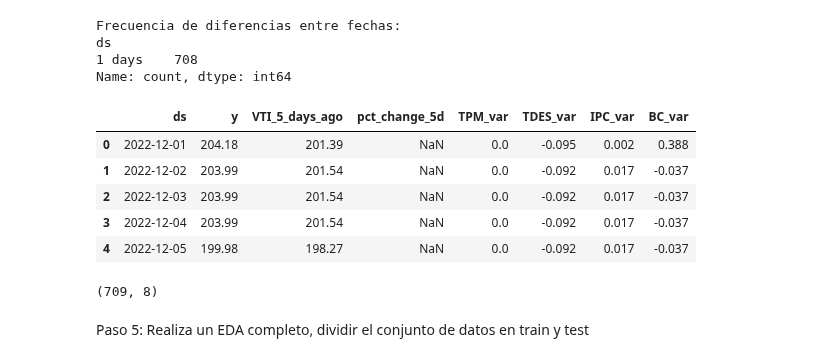
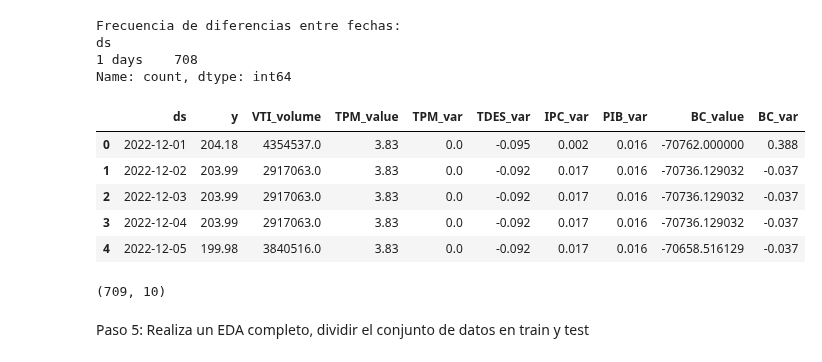
Before and after one commit to diegomacaya/proyecto_DataScience_DMS, a Jupyter notebook: src/Proyecto_Data_Science.ipynb, the cells around one changed output. Drawn from its saved outputs; the diff is of its cells as text; code cells hidden in the pictures.

```diff
--- a/src/Proyecto_Data_Science.ipynb
+++ b/src/Proyecto_Data_Science.ipynb
@@ -867,2 +951,23 @@ df_indicadores_D['ds'] = pd.to_datetime(df_indicadores_D['ds'])
+# %%
+df_vti_D = df_vti_D.reindex(pd.date_range(start=df_vti_D.index.min(), end=df_vti_D.index.max(), freq='D'))
+df_oro_D = df_oro_D.reindex(pd.date_range(start=df_oro_D.index.min(), end=df_oro_D.index.max(), freq='D'))
+df_btc_D = df_btc_D.reindex(pd.date_range(start=df_btc_D.index.min(), end=df_btc_D.index.max(), freq='D'))
+# %%
+df_vti_D.ffill(inplace=True)
+df_oro_D.ffill(inplace=True)
+df_btc_D.ffill(inplace=True)
+# %%
+df_vti_D.reset_index(inplace=True)
+df_vti_D.rename(columns={'index': 'ds'}, inplace=True)
+
+df_oro_D.reset_index(inplace=True)
+df_oro_D.rename(columns={'index': 'ds'}, inplace=True)
+
+df_btc_D.reset_index(inplace=True)
+df_btc_D.rename(columns={'index': 'ds'}, inplace=True)
+# %%
+df_vti_D['ds'] = pd.to_datetime(df_vti_D['ds'])
+df_oro_D['ds'] = pd.to_datetime(df_oro_D['ds'])
+df_btc_D['ds'] = pd.to_datetime(df_btc_D['ds'])
 # %%
 # Calcula la diferencia entre fechas para verificar la frecuencia
@@ -875,18 +982,18 @@ ds
 1 days    708
 Name: count, dtype: int64
 # %%
-df_indicadores_D.head()
+df_vti_D.head()
 # %% [output]
-|  | ds | y | VTI_5_days_ago | pct_change_5d | TPM_var | TDES_var | IPC_var | BC_var |
-| 0 | 2022-12-01 | 204.18 | 201.39 | NaN | 0.0 | -0.095 | 0.002 | 0.388 |
-| 1 | 2022-12-02 | 203.99 | 201.54 | NaN | 0.0 | -0.092 | 0.017 | -0.037 |
-| 2 | 2022-12-03 | 203.99 | 201.54 | NaN | 0.0 | -0.092 | 0.017 | -0.037 |
-| 3 | 2022-12-04 | 203.99 | 201.54 | NaN | 0.0 | -0.092 | 0.017 | -0.037 |
-| 4 | 2022-12-05 | 199.98 | 198.27 | NaN | 0.0 | -0.092 | 0.017 | -0.037 |
+|  | ds | y | VTI_volume | TPM_value | TPM_var | TDES_var | IPC_var | PIB_var | BC_value | BC_var |
+| 0 | 2022-12-01 | 204.18 | 4354537.0 | 3.83 | 0.0 | -0.095 | 0.002 | 0.016 | -70762.000000 | 0.388 |
+| 1 | 2022-12-02 | 203.99 | 2917063.0 | 3.83 | 0.0 | -0.092 | 0.017 | 0.016 | -70736.129032 | -0.037 |
+| 2 | 2022-12-03 | 203.99 | 2917063.0 | 3.83 | 0.0 | -0.092 | 0.017 | 0.016 | -70736.129032 | -0.037 |
+| 3 | 2022-12-04 | 203.99 | 2917063.0 | 3.83 | 0.0 | -0.092 | 0.017 | 0.016 | -70736.129032 | -0.037 |
+| 4 | 2022-12-05 | 199.98 | 3840516.0 | 3.83 | 0.0 | -0.092 | 0.017 | 0.016 | -70658.516129 | -0.037 |
 # %%
-df_indicadores_D.shape
+df_vti_D.shape
 # %% [output]
-(709, 8)
+(709, 10)
 # %% [markdown]
 Paso 5: Realiza un EDA completo, dividir el conjunto de datos en train y test
 # %%
```
Also changed, not shown: parts of 31 cells of this notebook, 1 other file.
